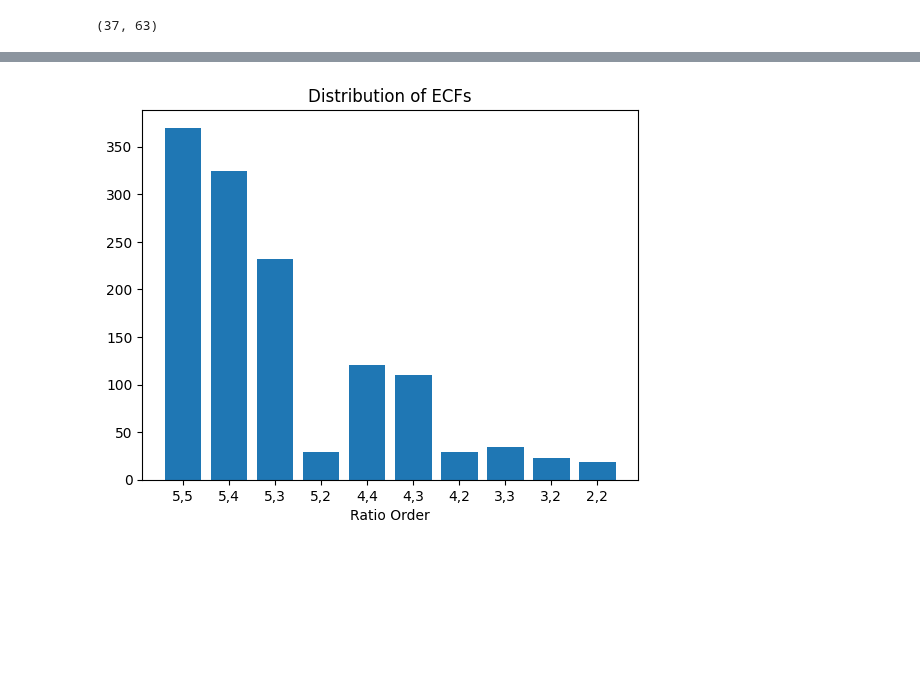
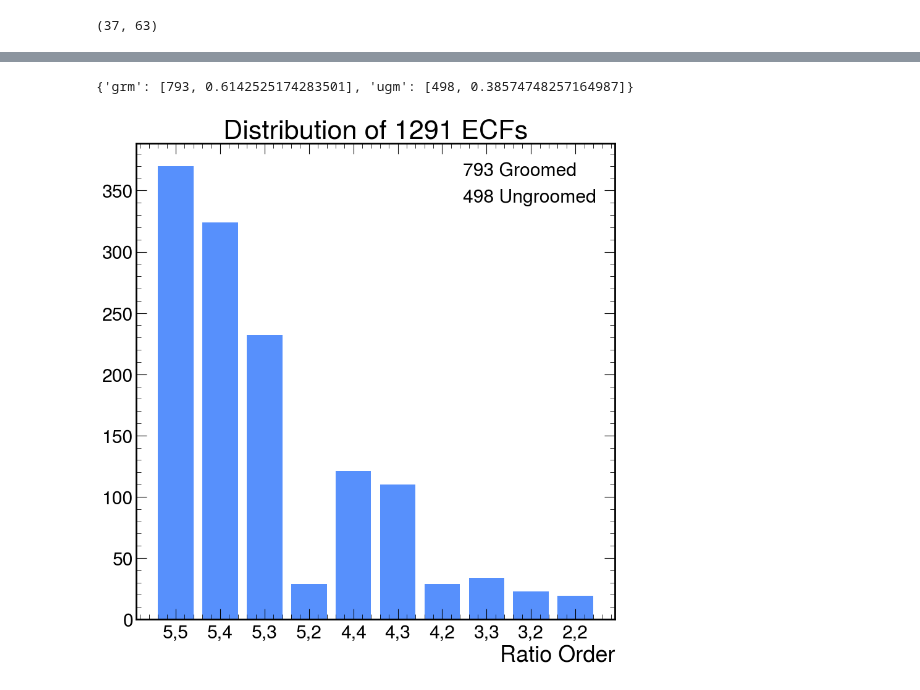
Before and after one commit to cmoore24-24/hgg, a Jupyter notebook: ecfs/ecf_resources/ecf_manipulations/grm_ungrm/ks_testing/ratios_ks/compare_ks_train_to_all.ipynb, the cells around one changed output, grey strips where cells are left out. Cells and saved outputs as stored; diff of their text form; code cells hidden in the pictures; blank space fills up the shorter version.

```diff
--- a/ecfs/ecf_resources/ecf_manipulations/grm_ungrm/ks_testing/ratios_ks/compare_ks_train_to_all.ipynb
+++ b/ecfs/ecf_resources/ecf_manipulations/grm_ungrm/ks_testing/ratios_ks/compare_ks_train_to_all.ipynb
@@ -6,3 +7,5 @@ import numpy as np
+# %%
+plt.style.use(hep.style.CMS)
 # %%
 with open('all_ungroomed_ratios.json', 'r') as f:
     ugm = json.load(f)
@@ -113,6 +120,11 @@ counts = {
     "2,2": [0, 0.0],
 }
 
+counts_grm = {
+    "grm": [0, 0.0],
+    "ugm": [0, 0.0],
+}
+
 total = len(train_ks)
 
 for i in train_ks:
@@ -120,7 +132,10 @@ for i in train_ks:
     key = f"{ra[0]},{ra[1]}"
     if key in counts:
         counts[key][0] += 1
+    counts_grm[i[:3]][0] += 1
 
 for key in counts:
     counts[key][1] = counts[key][0] / total if total > 0 else 0.0
+for key in counts_grm:
+    counts_grm[key][1] = counts_grm[key][0] / total if total > 0 else 0.0
 # %%
@@ -148,6 +173,11 @@ test_counts = {
     "2,2": [0, 0.0],
 }
 
+test_counts_grm = {
+    "grm": [0, 0.0],
+    "ugm": [0, 0.0],
+}
+
 total = len(test_ks)
 
 for i in test_ks:
@@ -155,16 +185,26 @@ for i in test_ks:
     key = f"{ra[0]},{ra[1]}"
     if key in test_counts:
         test_counts[key][0] += 1
+    test_counts_grm[i[:3]][0] += 1
 
 for key in test_counts:
     test_counts[key][1] = test_counts[key][0] / total if total > 0 else 0.0
+for key in counts_grm:
+    test_counts_grm[key][1] = test_counts_grm[key][0] / total if total > 0 else 0.0
+# %%
+test_counts_grm
+# %% [output]
+{'grm': [793, 0.6142525174283501], 'ugm': [498, 0.38574748257164987]}
 # %%
 plt.bar(x=list(test_counts.keys()), height=np.array(list(test_counts.values()))[:,0])
-plt.title('Distribution of ECFs')
+plt.plot([], [], ' ', label='793 Groomed')
+plt.plot([], [], ' ', label='498 Ungroomed')
+plt.title('Distribution of 1291 ECFs')
+plt.legend()
 plt.xlabel('Ratio Order')
 plt.show()
 # %% [output]
-[figure, old version]
+[figure, new version]
 # %%
 labels = list(counts.keys())
 
```
Also changed, not shown: parts of 7 cells of this notebook, 14 other files.
